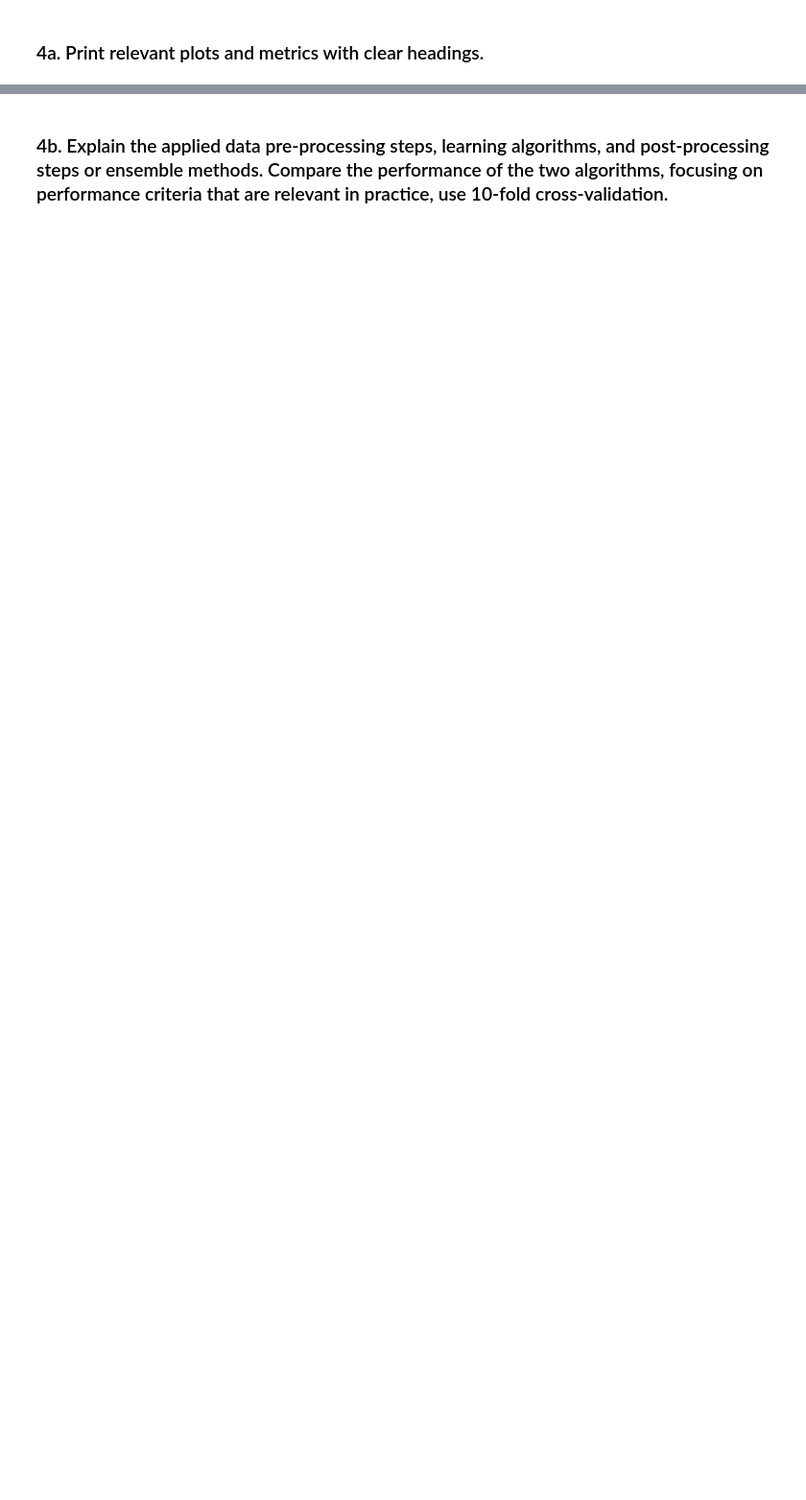
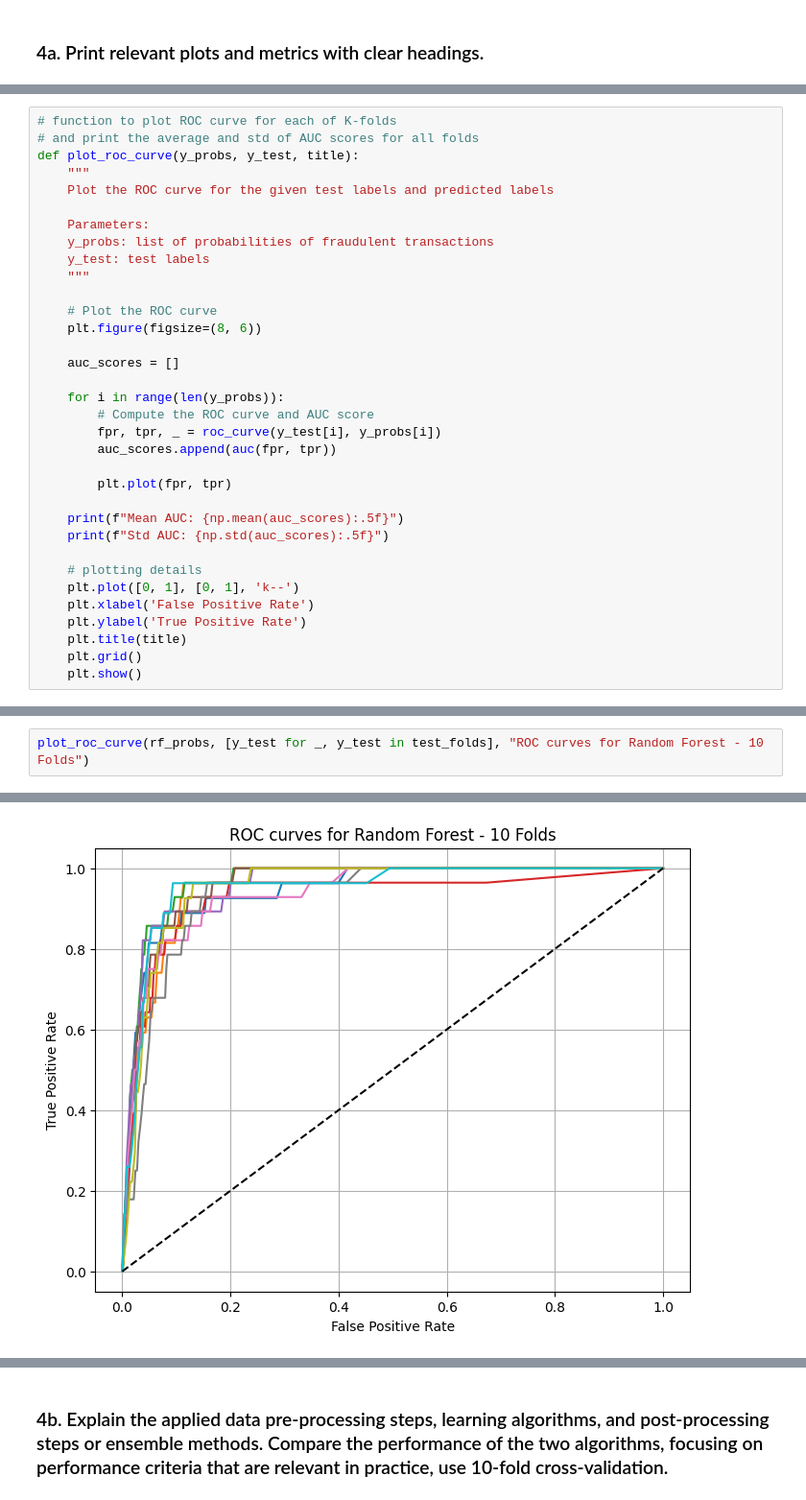
Before and after one commit to amar-mesic/cyber-data, a Jupyter notebook: lab-1/Lab1.ipynb, the cells around one changed output, grey strips where cells are left out. Shown at 96% size. Drawn from its saved outputs; the diff is of its cells as text; blank space fills up the shorter version.

```diff
--- a/lab-1/lab1_colab.ipynb
+++ b/lab-1/Lab1.ipynb
@@ -499,0 +511,34 @@ Mean AUC: 0.45846
+# %%
+# function to plot ROC curve for each of K-folds
+# and print the average and std of AUC scores for all folds
+def plot_roc_curve(y_probs, y_test, title):
+    """
+    Plot the ROC curve for the given test labels and predicted labels
+
+    Parameters:
+    y_probs: list of probabilities of fraudulent transactions
+    y_test: test labels
+    """
+
+    # Plot the ROC curve
+    plt.figure(figsize=(8, 6))
+
+    auc_scores = []
+
+    for i in range(len(y_probs)):
+        # Compute the ROC curve and AUC score
+        fpr, tpr, _ = roc_curve(y_test[i], y_probs[i])
+        auc_scores.append(auc(fpr, tpr))
+
+        plt.plot(fpr, tpr)
+
+    print(f"Mean AUC: {np.mean(auc_scores):.5f}")
+    print(f"Std AUC: {np.std(auc_scores):.5f}")
+
+    # plotting details
+    plt.plot([0, 1], [0, 1], 'k--')
+    plt.xlabel('False Positive Rate')
+    plt.ylabel('True Positive Rate')
+    plt.title(title)
+    plt.grid()
+    plt.show()
@@ -499,0 +578,3 @@ Mean AUC: 0.45846
+# %%
+plot_roc_curve(rf_probs, [y_test for _, y_test in test_folds], "ROC curves for Random Forest - 10 Folds")
+# %% [output]
@@ -499,0 +583 @@ Mean AUC: 0.45846
+[figure, added]
```
Also changed, not shown: parts of 38 cells of this notebook, 1 other file.
